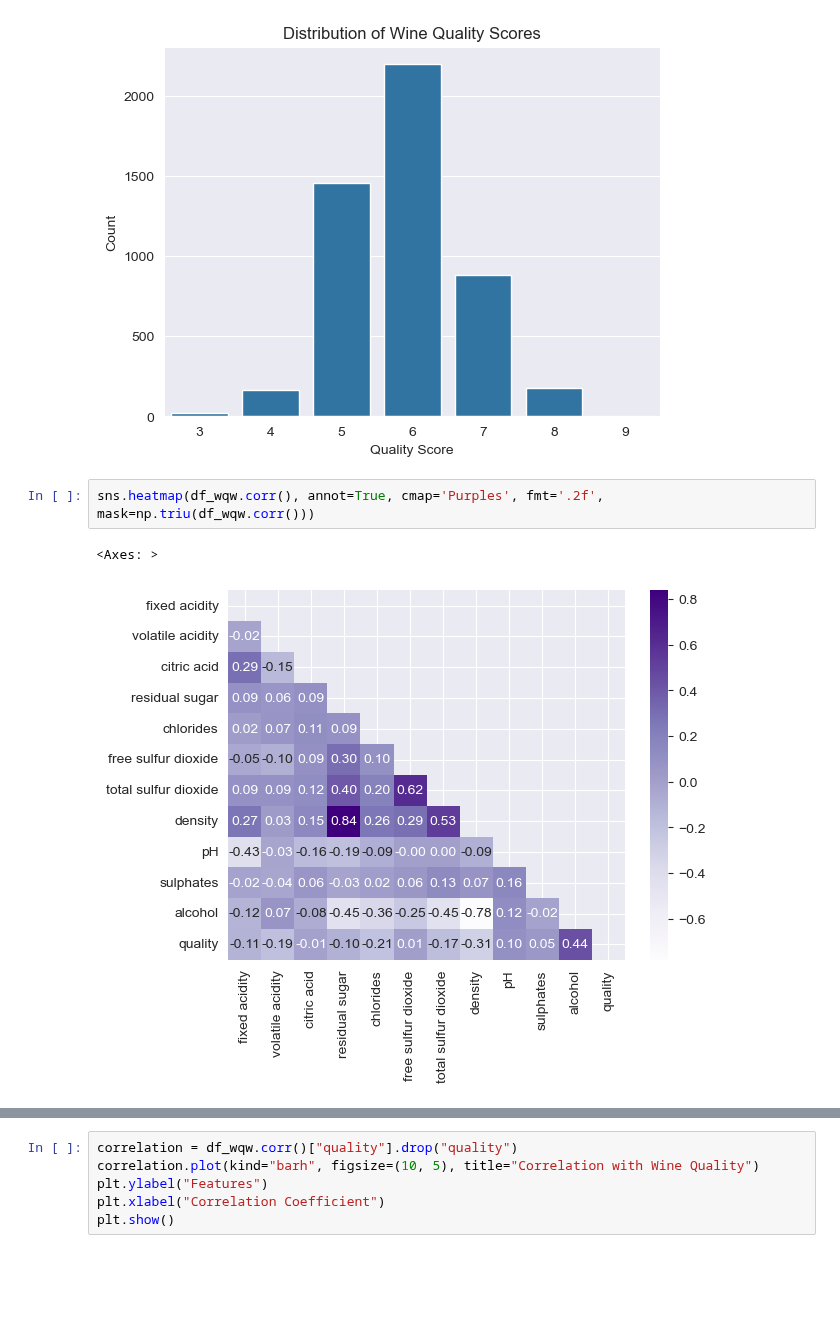
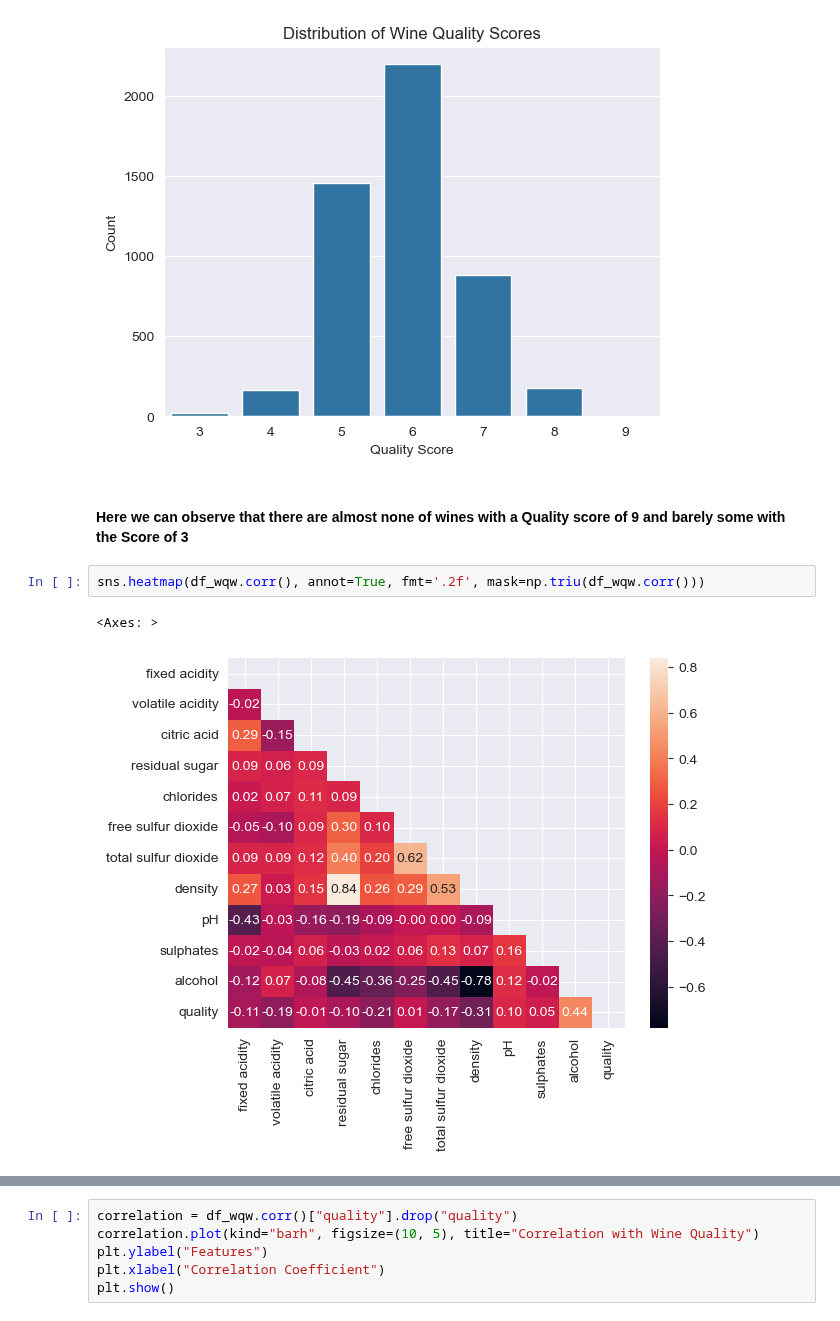
Before and after one commit to gps-stellar/Simple-Regression-Models, a Jupyter notebook: Wine-Quality-Regression/Wine_Quality_Regression.ipynb, the cells around one changed output, grey strips where cells are left out. Cells and saved outputs as stored; diff of their text form; blank space fills up the shorter version.

```diff
--- a/Wine-Quality-Regression/Wine_Quality_Regression.ipynb
+++ b/Wine-Quality-Regression/Wine_Quality_Regression.ipynb
@@ -101,9 +98,11 @@ plt.ylabel('Count')
 plt.show()
 # %% [output]
 [figure]
+# %% [markdown]
+#### Here we can observe that there are almost none of wines with a Quality score of 9 and barely some with the Score of 3
 # %%
-sns.heatmap(df_wqw.corr(), annot=True, cmap='Purples', fmt='.2f', mask=np.triu(df_wqw.corr()))
+sns.heatmap(df_wqw.corr(), annot=True, fmt='.2f', mask=np.triu(df_wqw.corr()))
 # %% [output]
 <Axes: >
-[figure, old version]
+[figure, new version]
 # %%
```
Also changed, not shown: parts of 5 cells of this notebook.
